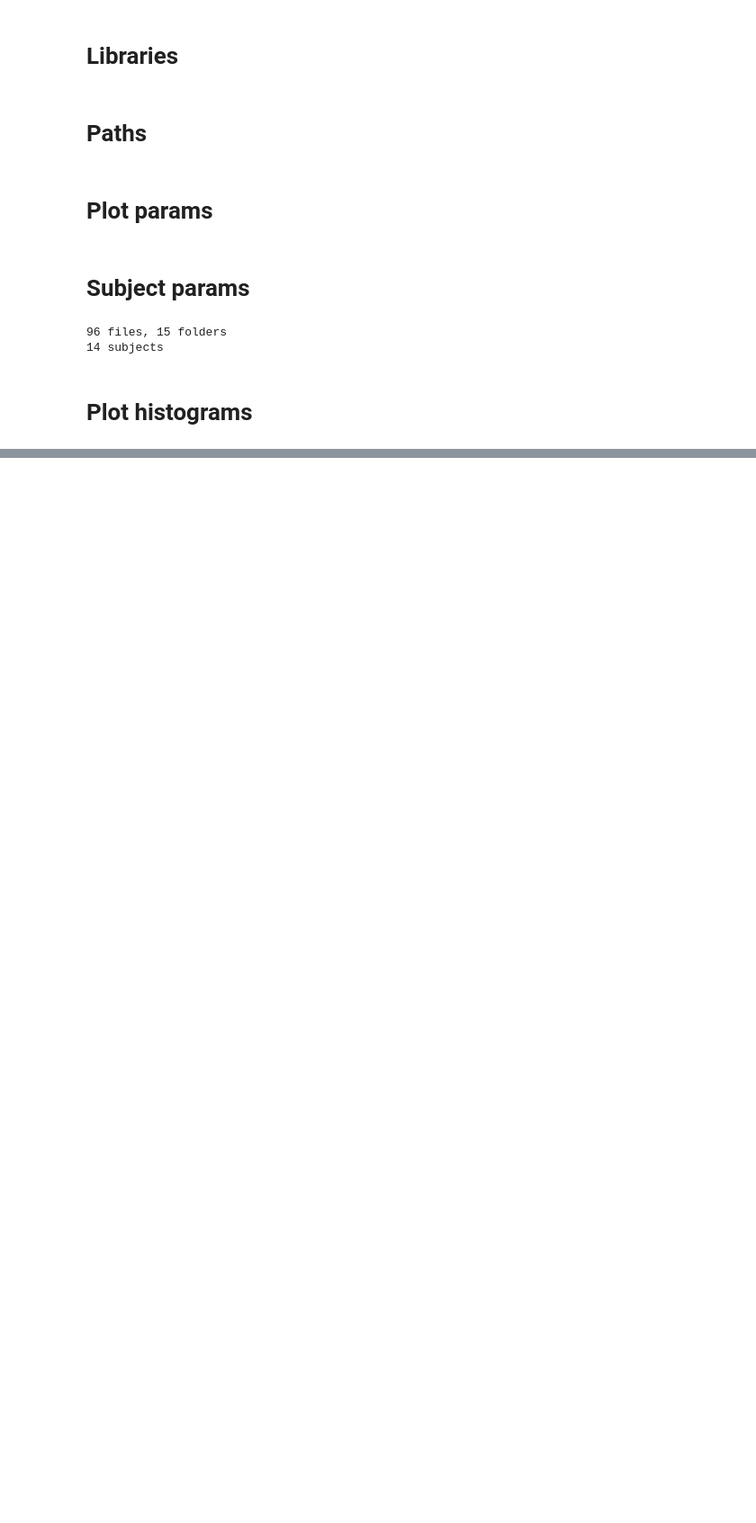
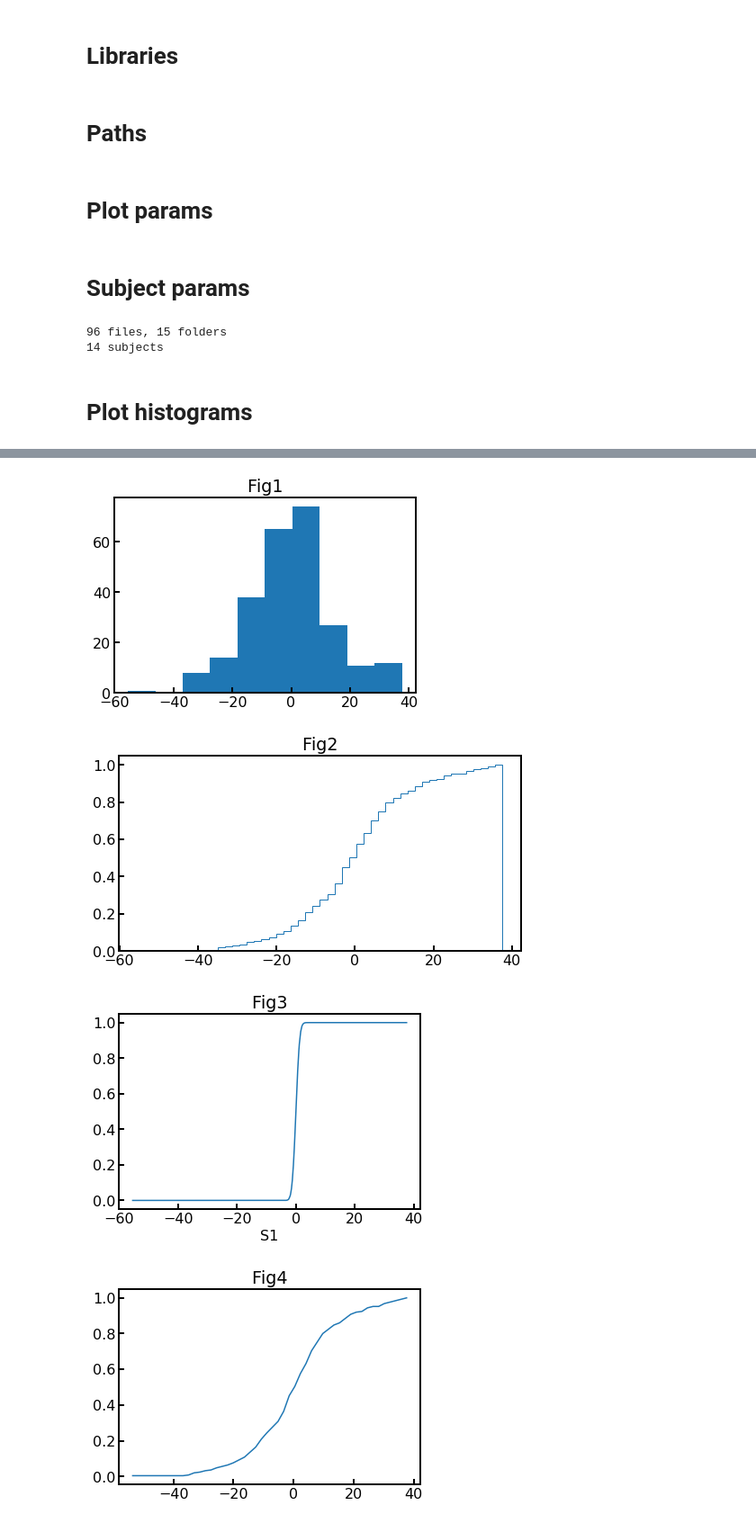
Before and after one commit to WhitneyLab/Serial_Dependence_Analysis_Base, a Jupyter notebook: figures/JND_radiologists/JND_radiologists.ipynb, the cells around one changed output, grey strips where cells are left out. Shown at 90% size. Saved outputs shown, nothing was run; the diff lists cells and outputs as text; code cells hidden in the pictures; blank space fills up the shorter version.

Commit message:
CDF to calculate CRD for radiologists

```diff
--- a/figures/JND_radiologists/JND_radiologists.ipynb
+++ b/figures/JND_radiologists/JND_radiologists.ipynb
@@ -127,0 +135,47 @@ Text(0.5, 1.0, '50th-25th percentile of response error per subject + supersubjec
+# %%
+alldata = pd.DataFrame()
+row = 0
+for subject in subject_names:
+
+    # load data:
+    subjectdata = pd.read_csv(datapath + subject + '/' + subject + '_VM_output_1nBack.csv')
+    alldata[subject] = subjectdata.loc[(subjectdata['trialNumber'] >=1) & (subjectdata['trialNumber'] <=84), 'responseError']
+
+
+    row += 1
+# %%
+n_bins = 50
+plt.hist(alldata['S1'])
+plt.title('Fig1')
+plt.show()
+fig, ax = plt.subplots(figsize=(8, 4))
+
+n, bins, patches = ax.hist(alldata['S1'], n_bins, density=True, histtype='step',
+                           cumulative=True, label='Empirical')
+plt.title('Fig2')
+
+plt.show()
+
+norm_cdf = scipy.stats.norm.cdf(alldata['S1']) # calculate the cdf - also discrete
+
+# plot the cdf
+sns.lineplot(x=alldata['S1'], y=norm_cdf)
+plt.title('Fig3')
+
+plt.show()
+
+counts, bin_edges = np.histogram (alldata['S1'], bins=n_bins, normed=True)
+cdf = np.cumsum (counts)
+plt.plot (bin_edges[1:], cdf/cdf[-1])
+plt.title('Fig4')
+
+plt.show()
+alldata['S1'].hist(cumulative=True, density=1, bins=100)
+plt.title('Fig5')
+
+plt.show()
+# %% [output]
+[figure, added]
+[figure, added]
+[figure, added]
+[figure, added]
```
Also changed, not shown: parts of 18 cells of this notebook.
